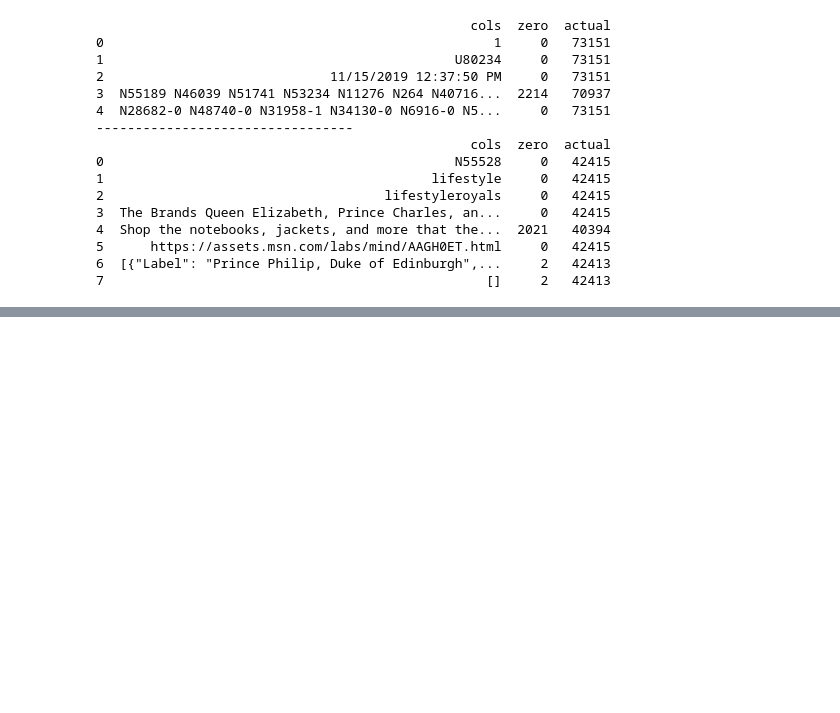
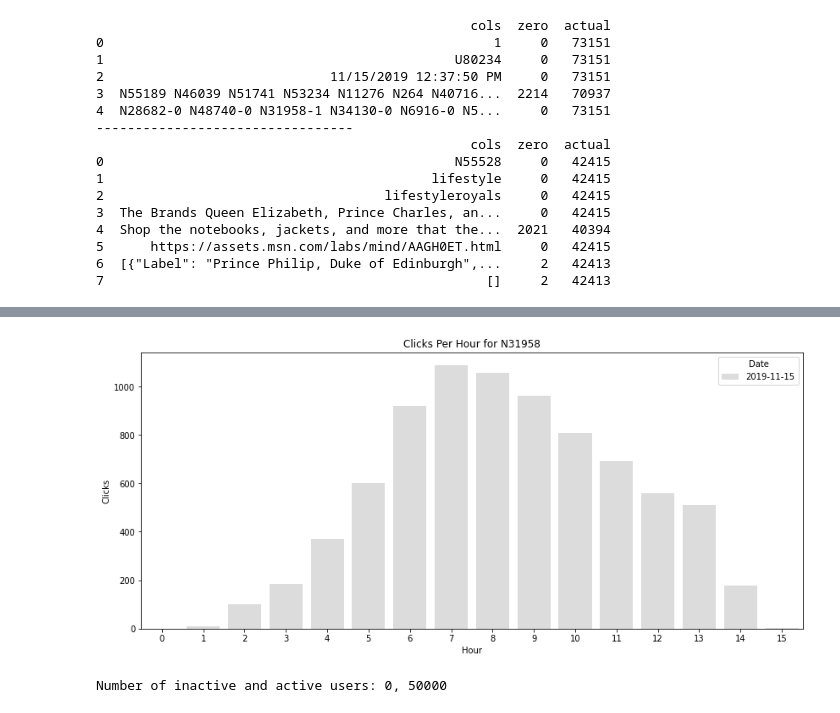
Before and after one commit to anderszk/tdt4215_proj, a Jupyter notebook: notebooks/temp.ipynb, the cells around one changed output, grey strips where cells are left out. Drawn from its saved outputs; the diff is of its cells as text; code cells hidden in the pictures; blank space fills up the shorter version.

```diff
--- a/notebooks/temp.ipynb
+++ b/notebooks/temp.ipynb
@@ -39,0 +86,37 @@ see_null("news.tsv")
+# %%
+# convert time to datetime
+behaviors_df["Time"] = pd.to_datetime(behaviors_df['Time'], format="%Y-%m-%d %H:%M:%S")
+
+# når klikk skjedde
+click_time = []
+# her setter vi en tilfeldig news id for å se oppførsel
+newsid = "N31958"
+
+behaviors_df["Impressions"] = behaviors_df["Impressions"].fillna("").astype(str)
+# sjekke historikken og se om nyhets artikkel ble klikket
+for _, row in behaviors_df.iterrows():
+    # get individiual impression
+    for impression in row["Impressions"].split():
+        news, click = impression.split('-')
+        if news == newsid and int(click) == 1:  # If clicked
+            click_time.append(row['Time'])
+
+# prepare and gruop by day + hour
+clicks_df = pd.DataFrame(click_time, columns=["Time"])
+clicks_df["Time"] = pd.to_datetime(clicks_df["Time"])
+print(clicks_df.head(10))
+
+clicks_df["Date"] = clicks_df["Time"].dt.date
+clicks_df["Hour"] = clicks_df["Time"].dt.hour
+clicks_per_hour = clicks_df.groupby(["Date", "Hour"]).size().reset_index(name="Clicks")
+
+#plot
+plt.figure(figsize=(14, 6))
+sns.barplot(data=clicks_per_hour, x="Hour", y="Clicks", hue="Date", palette="coolwarm")
+
+plt.xlabel("Hour")
+plt.ylabel("Clicks")
+plt.title(f"Clicks Per Hour for {newsid}")
+
+plt.show()
+# %% [output]
@@ -39,0 +134,16 @@ see_null("news.tsv")
+[figure, added]
+# %%
+## find users with no clicks, denne er buggy
+active_users = set()
+all_users = set()
+for _, row in behaviors_df.iterrows():
+    all_users.add(row['User ID'])
+    for impression in row["Impressions"].split():
+        news, click = impression.split('-')
+        if int(click) == 1:
+            active_users.add(row['User ID'])
+
+inactive_users = len(all_users) - len(active_users)
+print(f"Number of inactive and active users: {inactive_users}, {len(active_users)}")
+# %% [output]
+Number of inactive and active users: 0, 50000
```
Also changed, not shown: parts of 6 cells of this notebook.
